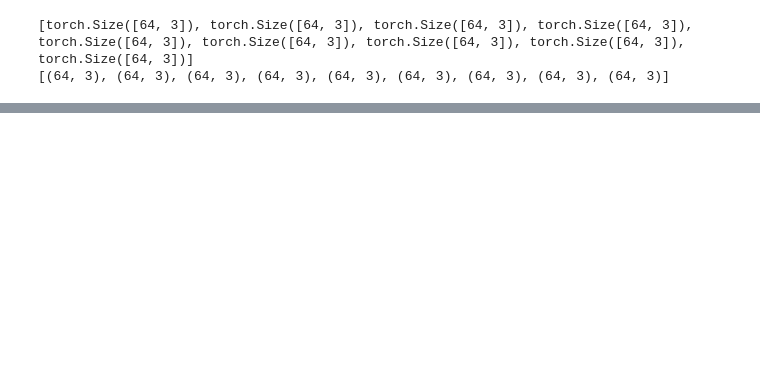
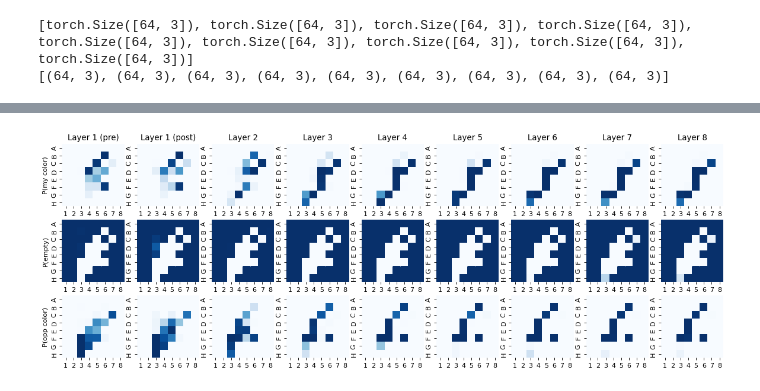
Before and after one commit to icemoon97/othello_world, a Jupyter notebook: linear_board_probes.ipynb, the cells around one changed output, grey strips where cells are left out. Saved outputs shown, nothing was run; the diff lists cells and outputs as text; code cells hidden in the pictures; blank space fills up the shorter version.

```diff
--- a/linear_board_probes.ipynb
+++ b/linear_board_probes.ipynb
@@ -512,0 +722,38 @@ print(xticks)
+# %%
+def chart_board_probes_over_intervention(data, intv_layer=-1):
+    nrows, ncols = 3, len(data)
+    plot_scale = 2
+    fig, axs = plt.subplots(nrows, ncols, figsize=(ncols * plot_scale, nrows * plot_scale), dpi=80, facecolor='w', edgecolor='k')
+
+    for i in range(len(data)):
+        for j in range(3):
+            board = data[i][:, j].copy()
+
+            sns.heatmap(board.reshape(8, 8),
+                        ax=axs[j][i],
+                        yticklabels=list("ABCDEFGH"),
+                        xticklabels=list(range(1,9)),
+                        square=True,
+                        vmax=1, vmin=0,
+                        cbar=False,
+                        cmap="Blues")
+
+    # setting titles
+    xticks = [str(x) for x in range(1, 9)]
+    if intv_layer >= 0:
+        xticks.insert(intv_layer, f"{intv_layer} (post)")
+        xticks.insert(intv_layer, f"{intv_layer} (pre)")
+        xticks.remove(str(intv_layer))
+
+    # setting y axis labels
+    for i, name in enumerate(xticks):
+        ax = axs[0, i]
+        ax.set_title(f"Layer {name}")
+
+    axs[0, 0].set_ylabel("P(my color)")
+    axs[1, 0].set_ylabel("P(empty)")
+    axs[2, 0].set_ylabel("P(opp color)")
+# %%
+chart_board_probes_over_intervention(saved_board_probe_logits, intv_layer=i_layers[0])
+# %% [output]
+[figure, added]
```
Also changed, not shown: parts of 31 cells of this notebook, 3 other files.
